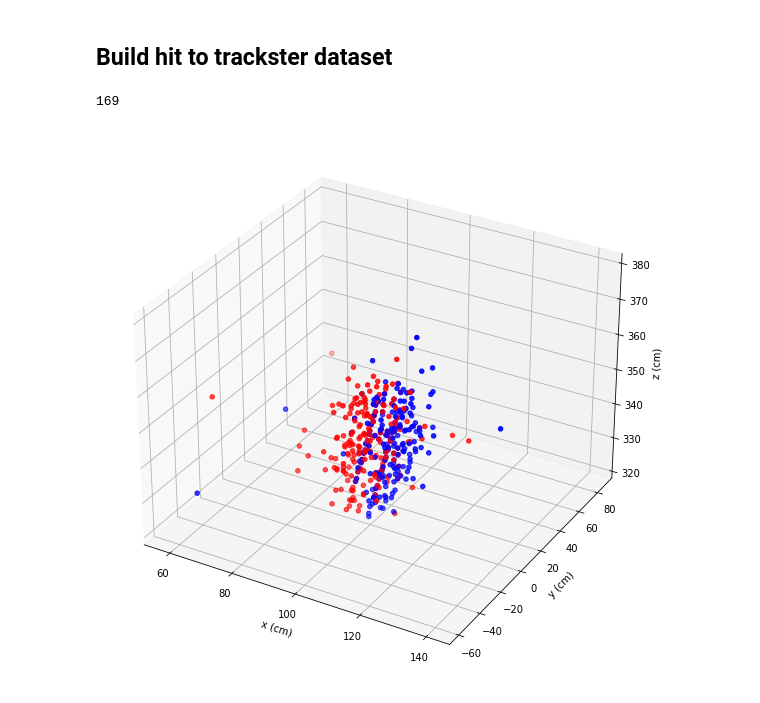
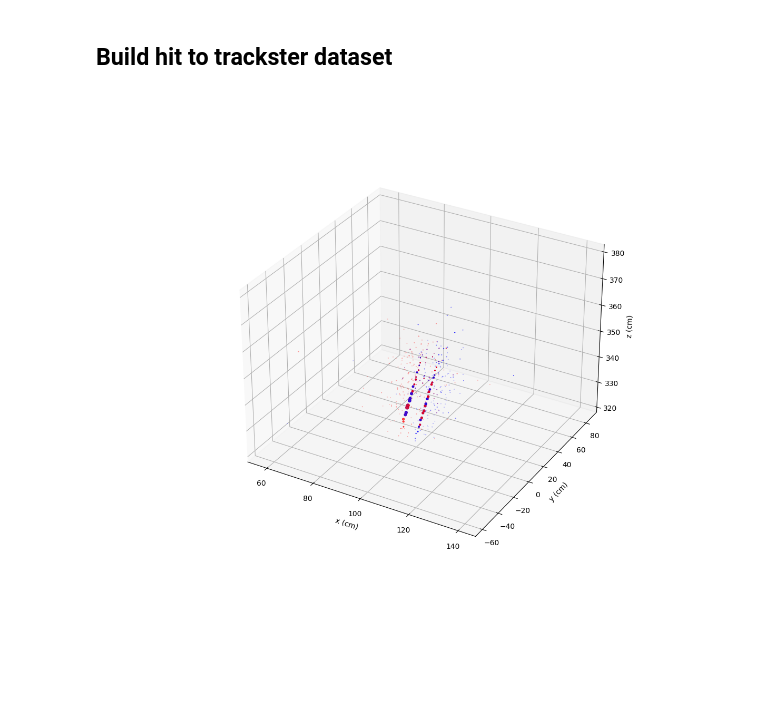
Before and after one commit to edcuba/TICLHack22_PatternReco, a Jupyter notebook: 0_build_dataset_hits.ipynb, the cells around one changed output. Drawn from its saved outputs; the diff is of its cells as text; code cells hidden in the pictures; blank space fills up the shorter version.

Commit message:
Handle multiplicity when plotting

```diff
--- a/0_build_dataset_hits.ipynb
+++ b/0_build_dataset_hits.ipynb
@@ -17,55 +35,55 @@ simtracksters = uproot.open(simtracksters_ds)
 # %% [markdown]
 ## Build hit to trackster dataset
 # %%
-x = []
-y = []
-z = []
-l = []
-e = []
+vertices_x = []
+vertices_y = []
+vertices_z = []
+vertices_energy = []
+trackster_label = []
+trackster_event = []
 
 svx = simtracksters["stsSC_vertices_x"].array()
 svy = simtracksters["stsSC_vertices_y"].array()
 svz = simtracksters["stsSC_vertices_z"].array()
+sve = simtracksters["stsSC_vertices_energy"].array()
+svi = simtracksters["stsSC_vertices_indexes"].array()
+svm = simtracksters["stsSC_vertices_multiplicity"].array()
 
-for eidx, (evx, evy, evz) in enumerate(zip(svx, svy, svz)):
+for eidx, (evx, evy, evz, eve) in enumerate(zip(svx, svy, svz, sve)):
     ex = []
     ey = []
     ez = []
+    ee = []
     el = []
-    for ti, (tx, ty, tz) in enumerate(zip(evx, evy, evz)):
+    for ti, (tx, ty, tz, te) in enumerate(zip(evx, evy, evz, eve)):
         ex += list(tx)
         ey += list(ty)
         ez += list(tz)
+        ee += list(te)
         el += [ti] * len(tx)
-    x.append(ex)
-    y.append(ey)
-    z.append(ez)
-    l.append(el)
-    e.append(eidx)
+    vertices_x.append(ex)
+    vertices_y.append(ey)
+    vertices_z.append(ez)
+    vertices_energy.append(ee)
+    trackster_label.append(el)
+    trackster_event.append(eidx)
-# %%
-len(x)
-len(y)
-len(z)
-len(l[0])
-# %% [output]
-169
 # %%
 eid = 3
 
 fig = plt.figure(figsize=(12, 10))
 ax = fig.add_subplot(111, projection='3d')
 
 ax.set_xlabel("x (cm)")
 ax.set_ylabel("y (cm)")
 ax.set_zlabel("z (cm)")
 
-c = ["red" if p == 0 else "blue" for p in l[eid]]
+c = ["red" if p == 0 else "blue" for p in trackster_label[eid]]
 
-ax.scatter(x[eid], y[eid], z[eid], c=c)
+ax.scatter(vertices_x[eid], vertices_y[eid], vertices_z[eid], c=c, s=vertices_energy[eid])
 
 plt.show()
 # %% [output]
-[figure, old version]
+[figure, new version]
 # %%
 ds = uproot.recreate("data/hits_100e_photon.root")
 ds["hits"] = {
```
Also changed, not shown: parts of 2 cells of this notebook, 2 other files.
